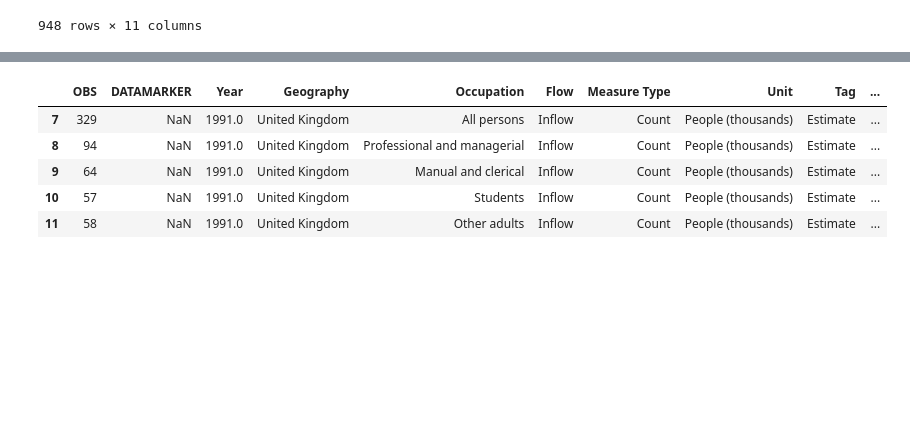
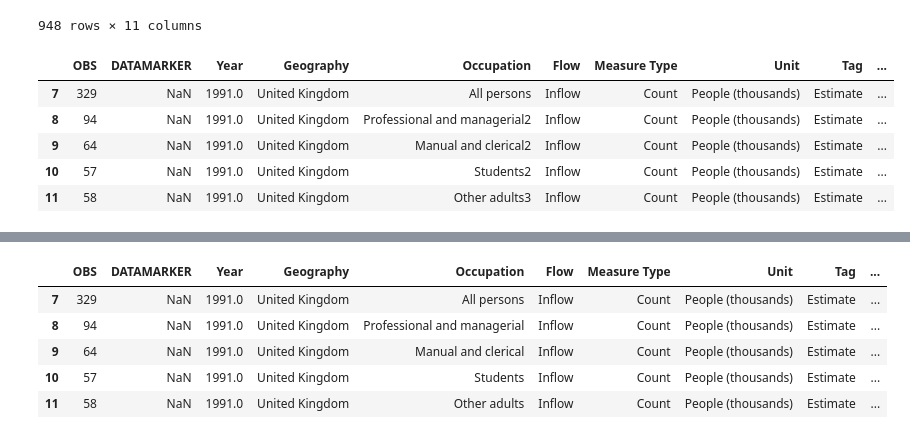
Before and after one commit to GSS-Cogs/ONS-LTIM-Occupation, a Jupyter notebook: Long-term international migration 2.05 Occupation tidydata.ipynb, the cells around one changed output, grey strips where cells are left out. Cells and saved outputs as stored; diff of their text form; code cells hidden in the pictures; blank space fills up the shorter version.

```diff
--- a/Long-term international migration 2.05 Occupation tidydata.ipynb
+++ b/Long-term international migration 2.05 Occupation tidydata.ipynb
@@ -209,3 +258,12 @@ new_table[new_table['DATAMARKER'] != 'None']
 # new_table.OBS.fillna('0', inplace = True)
 # %%
 # new_table.fillna('None', inplace = True)
+# %%
+new_table.head()
+# %% [output]
+|  | OBS | DATAMARKER | Year | Geography | Occupation | Flow | Measure Type | Unit | Tag | ... |
+| 7 | 329 | NaN | 1991.0 | United Kingdom | All persons | Inflow | Count | People (thousands) | Estimate | ... |
+| 8 | 94 | NaN | 1991.0 | United Kingdom | Professional and managerial2 | Inflow | Count | People (thousands) | Estimate | ... |
+| 9 | 64 | NaN | 1991.0 | United Kingdom | Manual and clerical2 | Inflow | Count | People (thousands) | Estimate | ... |
+| 10 | 57 | NaN | 1991.0 | United Kingdom | Students2 | Inflow | Count | People (thousands) | Estimate | ... |
+| 11 | 58 | NaN | 1991.0 | United Kingdom | Other adults3 | Inflow | Count | People (thousands) | Estimate | ... |
```
Also changed, not shown: parts of 20 cells of this notebook.
